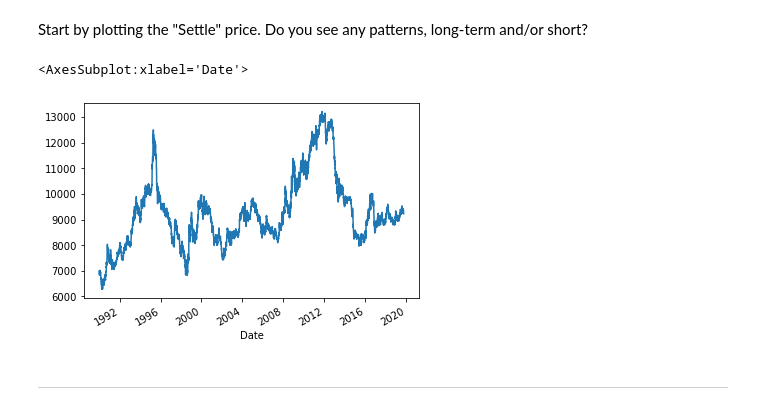
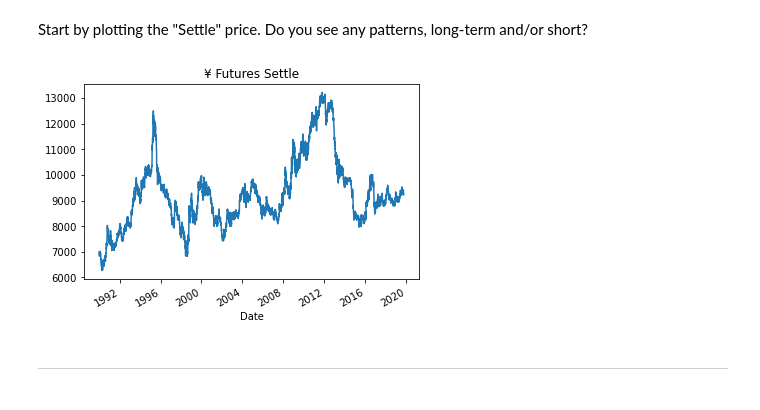
Before and after one commit to illyanyc/cu_fintech_assignments, a Jupyter notebook: 10_time_series/time_series_analysis.ipynb, the cells around one changed output. Cells and saved outputs as stored; diff of their text form; code cells hidden in the pictures.

```diff
--- a/10_time_series/time_series_analysis.ipynb
+++ b/10_time_series/time_series_analysis.ipynb
@@ -6,3 +9,6 @@ from pathlib import Path
+# %%
+# Set to True if want to generate new plot figues at runtime. The plots in README.md file will be updated.
+gen_new_plots = True
 # %% [markdown]
 # Return Forecasting: Read Historical Daily Yen Futures Data
 In this notebook, you will load historical Dollar-Yen exchange rate futures data and apply time series analysis and modeling to determine whether there is any predictable behavior.
@@ -39,10 +45,10 @@ yen_futures.head()
  Start by plotting the "Settle" price. Do you see any patterns, long-term and/or short?
 # %%
 # Plot just the "Settle" column from the dataframe:
-yen_futures.Settle.plot()
+yen_futures_settle_fig = yen_futures.Settle.plot(title='¥ Futures Settle').get_figure()
+if gen_new_plots: yen_futures_settle_fig.savefig('img/yen_futures_settle_fig.png')
 # %% [output]
-<AxesSubplot:xlabel='Date'>
-[figure, old version]
+[figure, new version]
 # %% [markdown]
 ---
 # %% [markdown]
```
Also changed, not shown: parts of 29 cells of this notebook, 10 other files.
